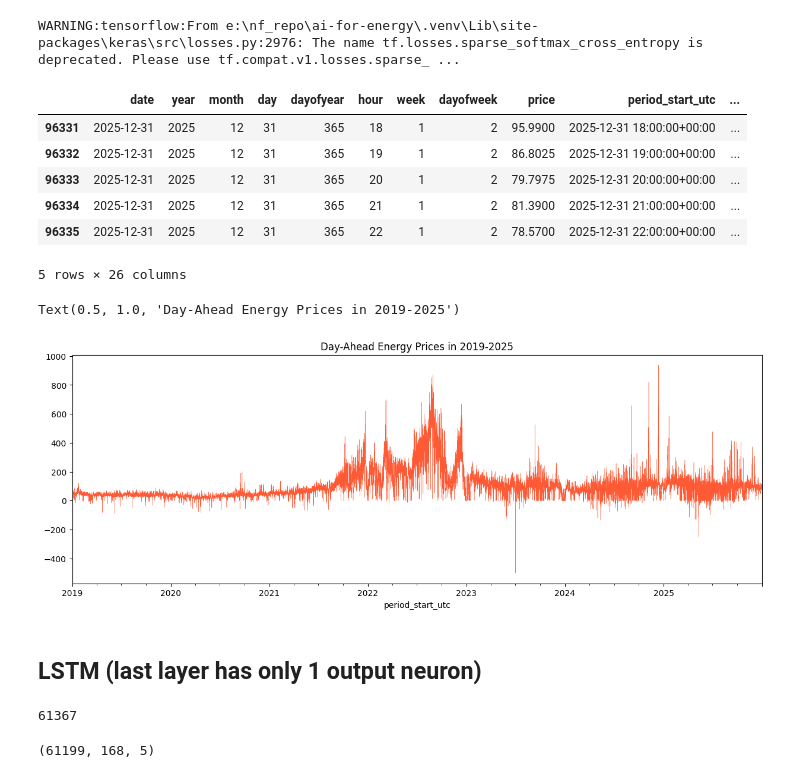
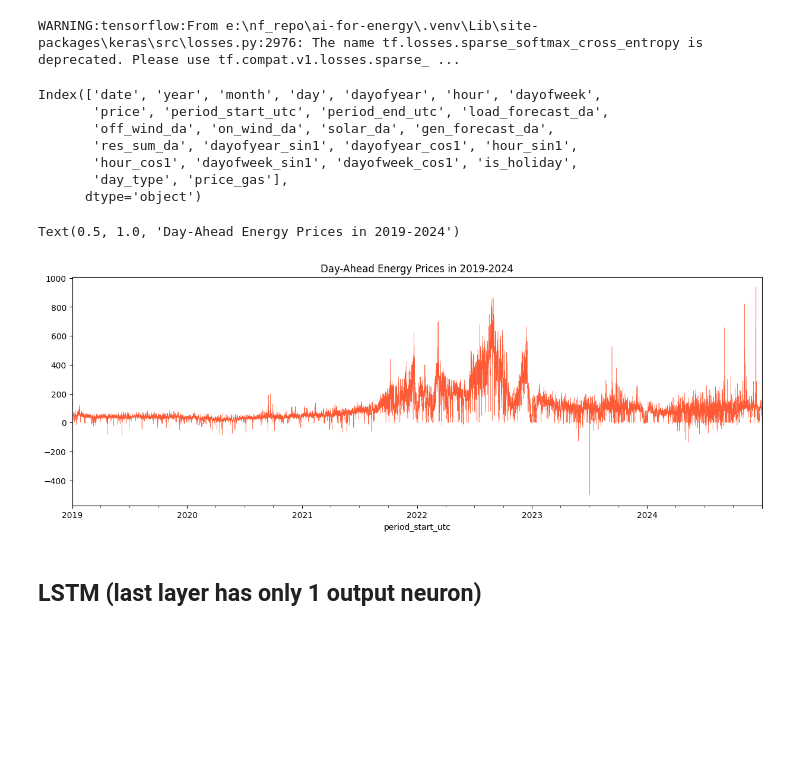
Before and after one commit to SSBO-ai/ai-for-energy, a Jupyter notebook: notebook/05_models/lstm_2019-2025.ipynb, the cells around one changed output. Drawn from its saved outputs; the diff is of its cells as text; code cells hidden in the pictures; blank space fills up the shorter version.

Commit message:
Added LSTM model

```diff
--- a/notebook/05_models/lstm_2019-2025.ipynb
+++ b/notebook/05_models/lstm_2019-2025.ipynb
@@ -28,35 +21,35 @@ NF_BLUE = '#163251'
 WARNING:tensorflow:From e:\nf_repo\ai-for-energy\.venv\Lib\site-packages\keras\src\losses.py:2976: The name tf.losses.sparse_softmax_cross_entropy is deprecated. Please use tf.compat.v1.losses.sparse_ ...
 # %%
 # Loading the raw final DataFrame
-df = pd.read_csv(r'data\Data_imputed_2019_to_2025.csv')
+df = pd.read_csv(r'..\..\data_cleaned\merged\02_4_clean_data.csv')
 # %%
-# Converting date columns to datetime and filtering for 2019-2025 period
+# Converting date columns to datetime and filtering for 2019-2024 period
 
 df['date'] = pd.to_datetime(df['date'])
 df['period_start_utc'] = pd.to_datetime(df['period_start_utc'])
 
 start_date_df = '2019-01-01'
-end_date_df = '2025-12-31'
+end_date_df = '2024-12-31'
 df = df.query("date >= @start_date_df")
 df = df.query("date <= @end_date_df")
 df['load_forecast_da'].isna().sum()
-df.tail()
+df.columns
 # %% [output]
-|  | date | year | month | day | dayofyear | hour | week | dayofweek | price | period_start_utc | ... |
-| 96331 | 2025-12-31 | 2025 | 12 | 31 | 365 | 18 | 1 | 2 | 95.9900 | 2025-12-31 18:00:00+00:00 | ... |
-| 96332 | 2025-12-31 | 2025 | 12 | 31 | 365 | 19 | 1 | 2 | 86.8025 | 2025-12-31 19:00:00+00:00 | ... |
-| 96333 | 2025-12-31 | 2025 | 12 | 31 | 365 | 20 | 1 | 2 | 79.7975 | 2025-12-31 20:00:00+00:00 | ... |
-| 96334 | 2025-12-31 | 2025 | 12 | 31 | 365 | 21 | 1 | 2 | 81.3900 | 2025-12-31 21:00:00+00:00 | ... |
-| 96335 | 2025-12-31 | 2025 | 12 | 31 | 365 | 22 | 1 | 2 | 78.5700 | 2025-12-31 22:00:00+00:00 | ... |
-5 rows × 26 columns
+Index(['date', 'year', 'month', 'day', 'dayofyear', 'hour', 'dayofweek',
+       'price', 'period_start_utc', 'period_end_utc', 'load_forecast_da',
+       'off_wind_da', 'on_wind_da', 'solar_da', 'gen_forecast_da',
+       'res_sum_da', 'dayofyear_sin1', 'dayofyear_cos1', 'hour_sin1',
+       'hour_cos1', 'dayofweek_sin1', 'dayofweek_cos1', 'is_holiday',
+       'day_type', 'price_gas'],
+      dtype='object')
 # %%
 # Ensure timestamp index
 df.set_index('period_start_utc', inplace=True)
 # %%
 df['price'].plot(figsize=(15, 5), color=NF_ORANGE, linewidth=0.3)
-plt.title('Day-Ahead Energy Prices in 2019-2025')
+plt.title('Day-Ahead Energy Prices in 2019-2024')
 # %% [output]
-Text(0.5, 1.0, 'Day-Ahead Energy Prices in 2019-2025')
+Text(0.5, 1.0, 'Day-Ahead Energy Prices in 2019-2024')
-[figure, old version]
+[figure, new version]
 # %% [markdown]
 ## LSTM (last layer has only 1 output neuron)
@@ -72,13 +55,0 @@ df["residual_load"] = (
-# %%
-# LSTM requires normalized inputs.
-
-features = ["price", "load_forecast_da", "off_wind_da", "on_wind_da", "solar_da"]
-
-# Set feature_range to (-1, 1)
-scaler = MinMaxScaler(feature_range=(-1, 1))
-
-# Fit and transform
-scaled = scaler.fit_transform(df[features])
-len(scaled)
-# %% [output]
-61367
@@ -98,4 +55,0 @@ X, y = create_sequences(scaled, lookback=168)
-# %%
-X.shape
-# %% [output]
-(61199, 168, 5)
```
Also changed, not shown: parts of 38 cells of this notebook, 1 other file.
